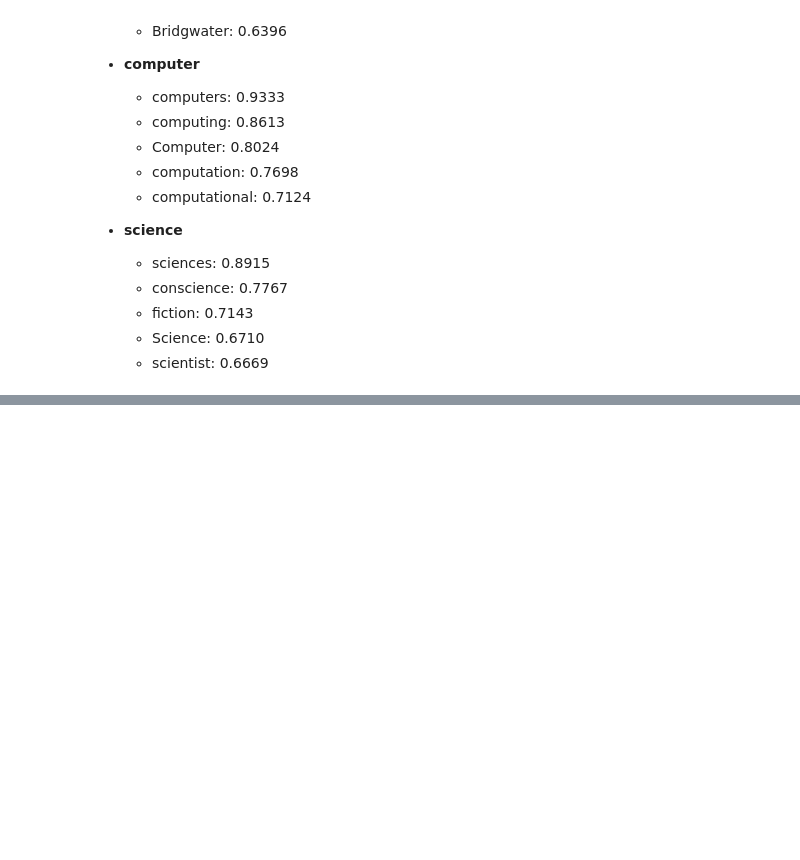
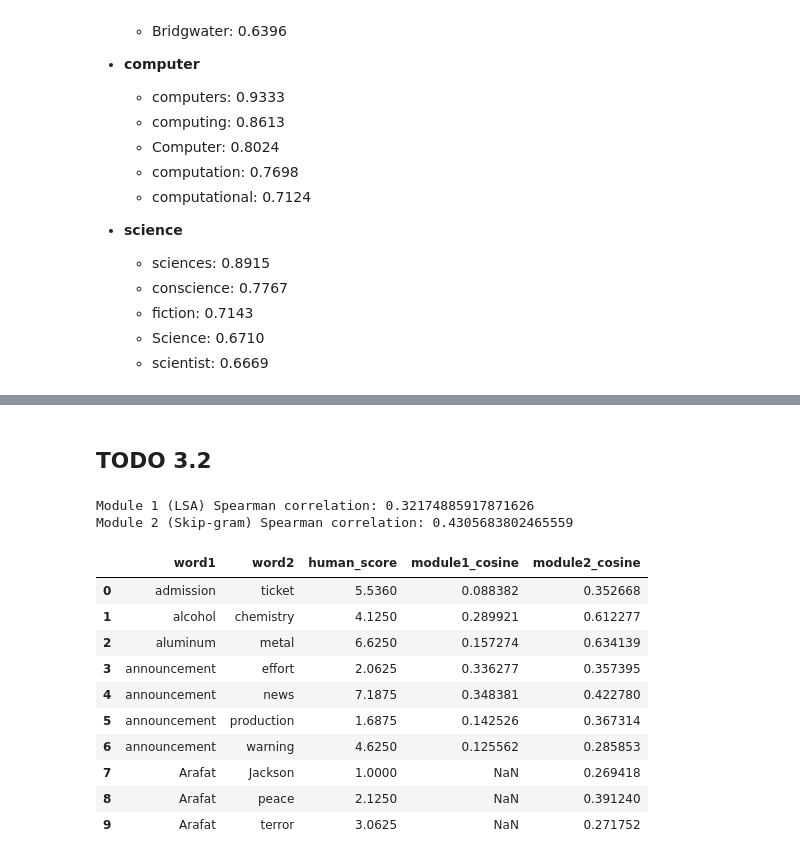
Before and after one commit to almastelek/NLP, a Jupyter notebook: HW2/hw2.ipynb, the cells around one changed output, grey strips where cells are left out. Cells and saved outputs as stored; diff of their text form; code cells hidden in the pictures; blank space fills up the shorter version.

Commit message:
LSA and skip-gram relatedness comparison

```diff
--- a/HW2/hw2.ipynb
+++ b/HW2/hw2.ipynb
@@ -546,0 +563,14 @@ The learning rate produced the biggest difference. At `lr=0.01`, many neighbors
+# %%
+import pandas as pd
+
+def load_wordsim353(filepath):
+    df = pd.read_csv(filepath)
+
+    df.columns = ["word1", "word2", "human_score"]
+
+    return df
+
+url = "https://raw.githubusercontent.com/kliegr/word_similarity_relatedness_datasets/refs/heads/master/wordsim353crowd.csv"
+
+wordsim_df = load_wordsim353(url)
+wordsim_df.head()
@@ -546,0 +584,65 @@ The learning rate produced the biggest difference. At `lr=0.01`, many neighbors
+# %% [markdown]
+## TODO 3.2
+# %%
+from scipy.stats import spearmanr
+
+def get_module1_similarity(word1, word2, vocab, W):
+    if word1 not in vocab or word2 not in vocab:
+        return None
+    vec1 = W[vocab[word1]]
+    vec2 = W[vocab[word2]]
+    return cosine_similarity(vec1, vec2)
+
+def get_module2_similarity(word1, word2, model):
+    vec1 = model.get_word_vector(word1)
+    vec2 = model.get_word_vector(word2)
+    return cosine_similarity(vec1, vec2)
+
+best_W = W
+best_fasttext_model = models["ws_5"] # dim = 100, ws = 5, lr = 0.05
+
+module1_scores = []
+module2_scores = []
+
+for _, row in wordsim_df.iterrows():
+    w1 = str(row["word1"])
+    w2 = str(row["word2"])
+
+    sim1 = get_module1_similarity(w1, w2, vocab, best_W)
+    sim2 = get_module2_similarity(w1, w2, best_fasttext_model)
+
+    module1_scores.append(sim1)
+    module2_scores.append(sim2)
+
+wordsim_df["module1_cosine"] = module1_scores
+wordsim_df["module2_cosine"] = module2_scores
+
+results_df = wordsim_df.copy()
+results_df["module1_cosine"] = module1_scores
+results_df["module2_cosine"] = module2_scores
+
+# Drop rows where Module 1 could not score because a word was missing from vocab
+module1_eval = results_df.dropna(subset=["module1_cosine"])
+module2_eval = results_df.dropna(subset=["module2_cosine"])
+
+module1_corr, _ = spearmanr(module1_eval["module1_cosine"], module1_eval["human_score"])
+module2_corr, _ = spearmanr(module2_eval["module2_cosine"], module2_eval["human_score"])
+
+print("Module 1 (LSA) Spearman correlation:", module1_corr)
+print("Module 2 (Skip-gram) Spearman correlation:", module2_corr)
+
+results_df.head(10)
+# %% [output]
+Module 1 (LSA) Spearman correlation: 0.32174885917871626
+Module 2 (Skip-gram) Spearman correlation: 0.4305683802465559
+|  | word1 | word2 | human_score | module1_cosine | module2_cosine |
+| 0 | admission | ticket | 5.5360 | 0.088382 | 0.352668 |
+| 1 | alcohol | chemistry | 4.1250 | 0.289921 | 0.612277 |
+| 2 | aluminum | metal | 6.6250 | 0.157274 | 0.634139 |
+| 3 | announcement | effort | 2.0625 | 0.336277 | 0.357395 |
+| 4 | announcement | news | 7.1875 | 0.348381 | 0.422780 |
+| 5 | announcement | production | 1.6875 | 0.142526 | 0.367314 |
+| 6 | announcement | warning | 4.6250 | 0.125562 | 0.285853 |
+| 7 | Arafat | Jackson | 1.0000 | NaN | 0.269418 |
+| 8 | Arafat | peace | 2.1250 | NaN | 0.391240 |
+| 9 | Arafat | terror | 3.0625 | NaN | 0.271752 |
```
Also changed, not shown: parts of 5 cells of this notebook.
